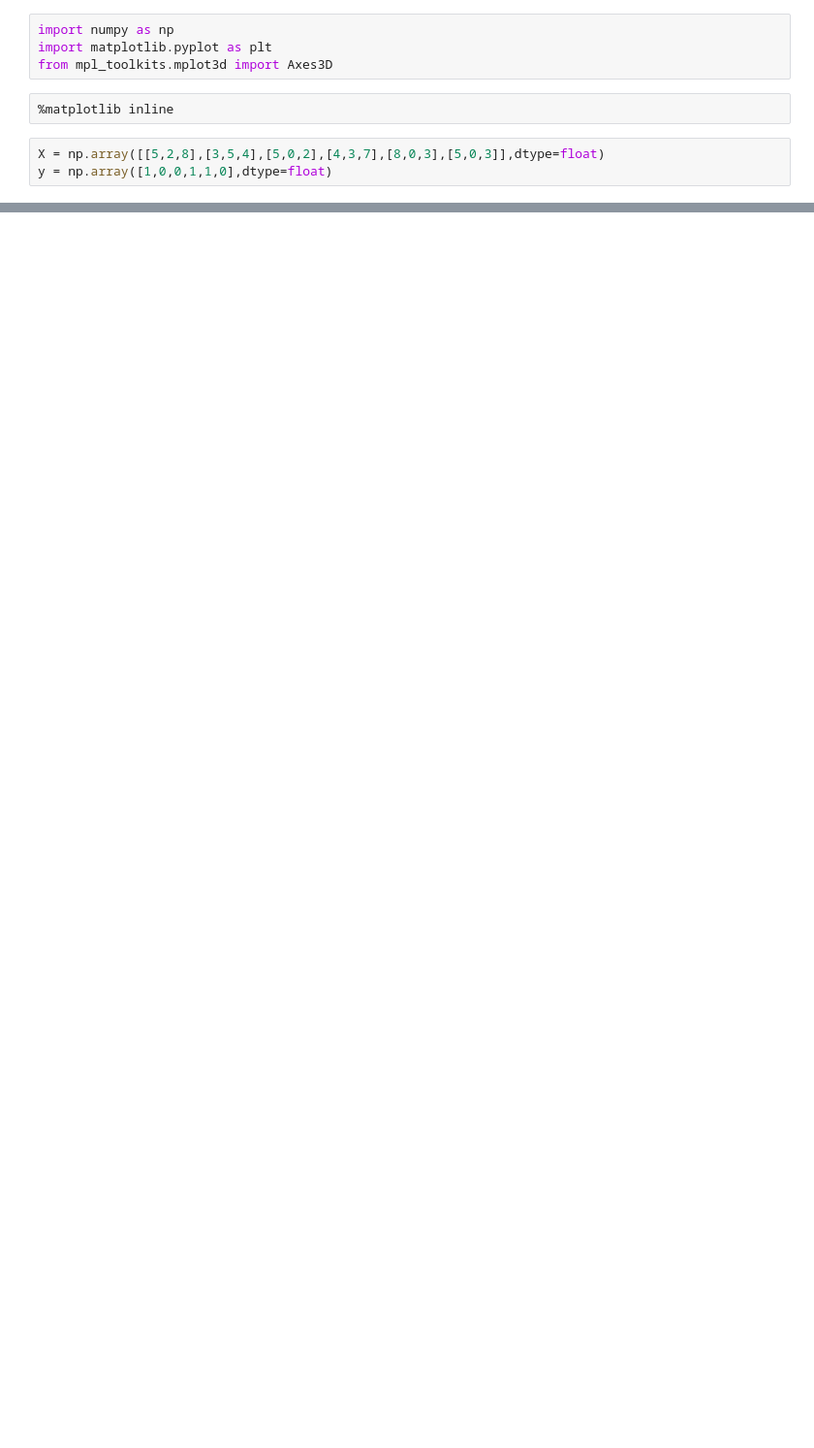
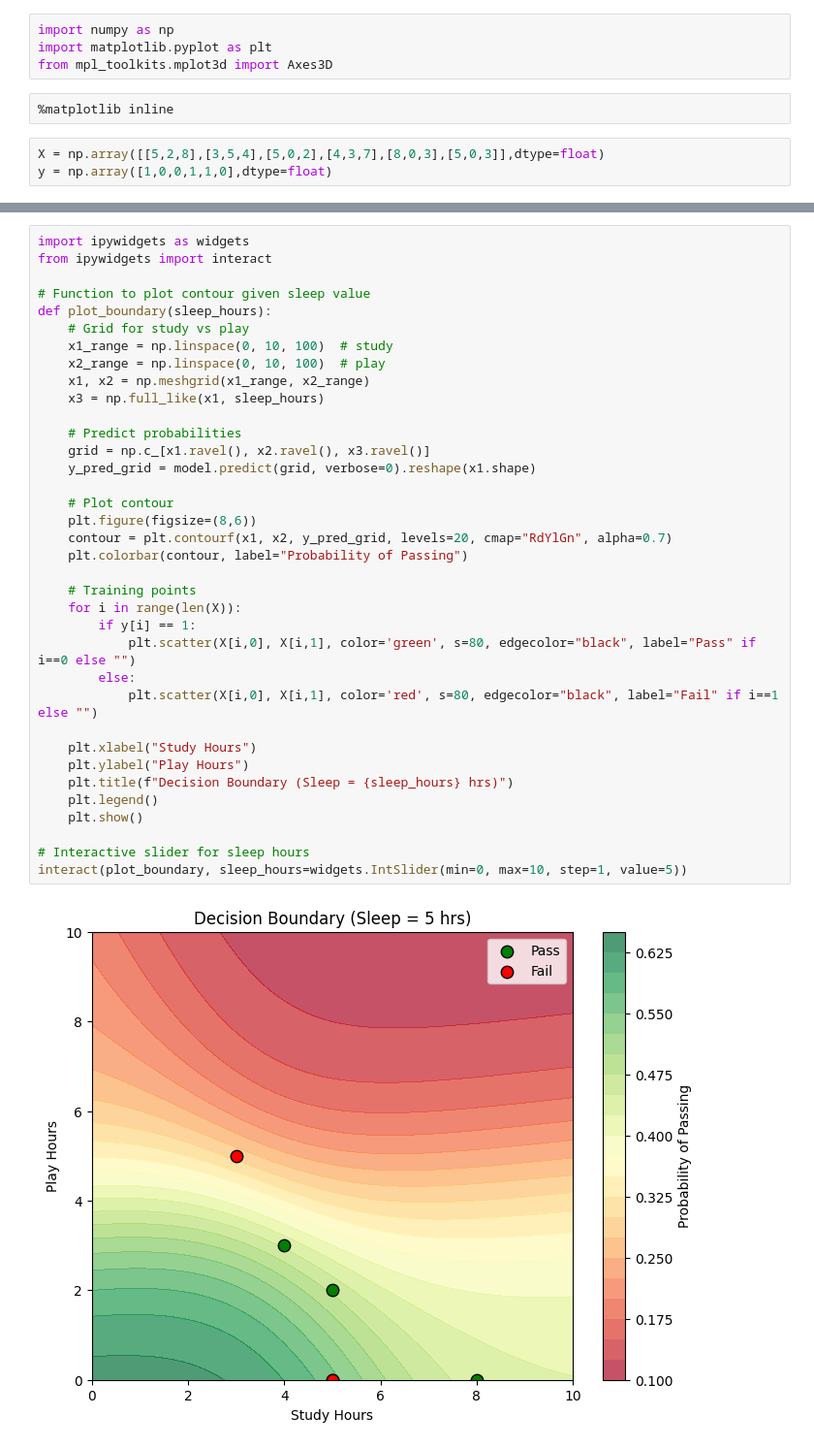
Before and after one commit to rmanojcse06/machine-learning-practice, a Jupyter notebook: perceptron_tensorflow.ipynb, the cells around one changed output, grey strips where cells are left out. Shown at 97% size. Cells and saved outputs as stored; diff of their text form; blank space fills up the shorter version.

```diff
--- a/perceptron_tensorflow.ipynb
+++ b/perceptron_tensorflow.ipynb
@@ -120,0 +121,38 @@ plt.show()
+# %%
+import ipywidgets as widgets
+from ipywidgets import interact
+
+# Function to plot contour given sleep value
+def plot_boundary(sleep_hours):
+    # Grid for study vs play
+    x1_range = np.linspace(0, 10, 100)  # study
+    x2_range = np.linspace(0, 10, 100)  # play
+    x1, x2 = np.meshgrid(x1_range, x2_range)
+    x3 = np.full_like(x1, sleep_hours)
+
+    # Predict probabilities
+    grid = np.c_[x1.ravel(), x2.ravel(), x3.ravel()]
+    y_pred_grid = model.predict(grid, verbose=0).reshape(x1.shape)
+
+    # Plot contour
+    plt.figure(figsize=(8,6))
+    contour = plt.contourf(x1, x2, y_pred_grid, levels=20, cmap="RdYlGn", alpha=0.7)
+    plt.colorbar(contour, label="Probability of Passing")
+
+    # Training points
+    for i in range(len(X)):
+        if y[i] == 1:
+            plt.scatter(X[i,0], X[i,1], color='green', s=80, edgecolor="black", label="Pass" if i==0 else "")
+        else:
+            plt.scatter(X[i,0], X[i,1], color='red', s=80, edgecolor="black", label="Fail" if i==1 else "")
+
+    plt.xlabel("Study Hours")
+    plt.ylabel("Play Hours")
+    plt.title(f"Decision Boundary (Sleep = {sleep_hours} hrs)")
+    plt.legend()
+    plt.show()
+
+# Interactive slider for sleep hours
+interact(plot_boundary, sleep_hours=widgets.IntSlider(min=0, max=10, step=1, value=5))
+# %% [output]
+[figure, added]
```
Also changed, not shown: parts of 9 cells of this notebook, 1 other file.
